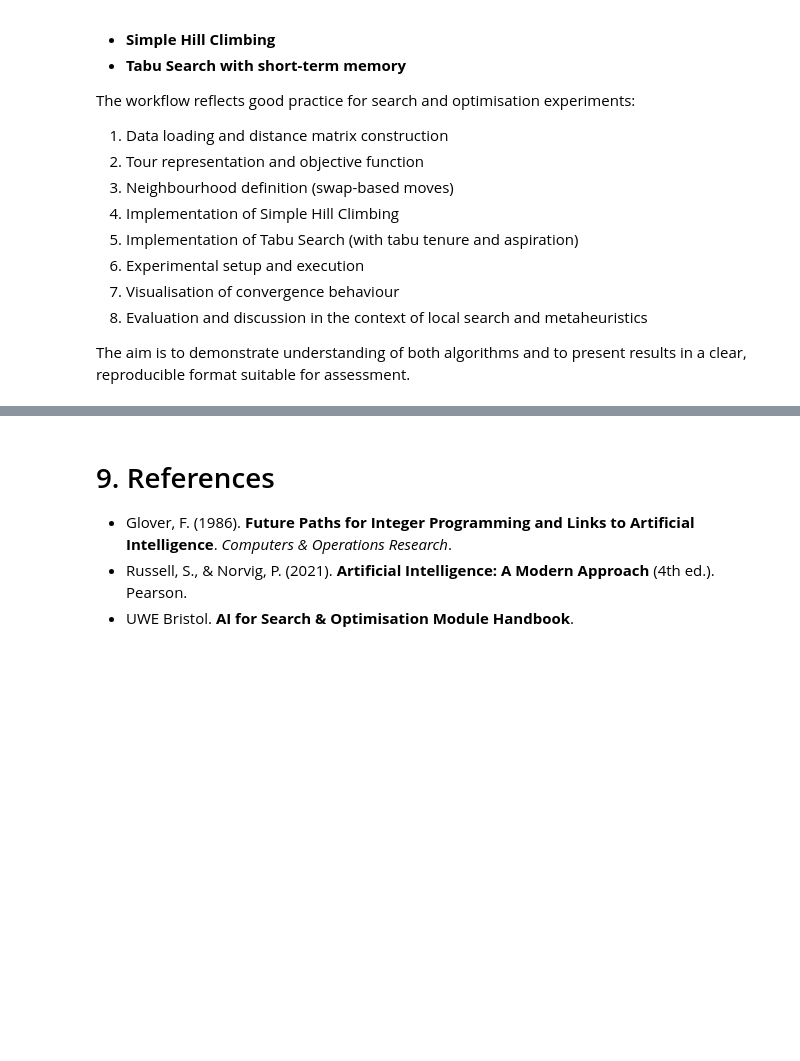
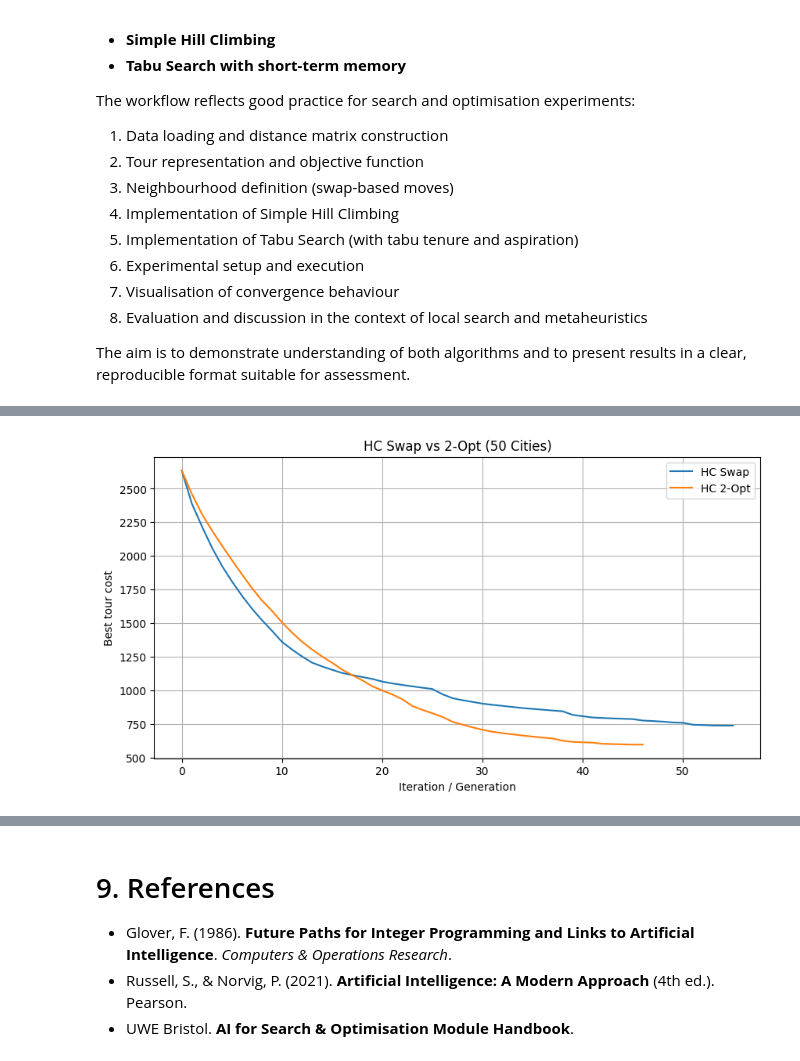
Before and after one commit to Bucci-beep/tsp-search-algorithm-Kibuchi, a Jupyter notebook: tsp_search_algorithm_Kibuchi.ipynb, the cells around one changed output, grey strips where cells are left out. Saved outputs shown, nothing was run; the diff lists cells and outputs as text; code cells hidden in the pictures; blank space fills up the shorter version.

```diff
--- a/tsp_search_algorithm_Kibuchi.ipynb
+++ b/tsp_search_algorithm_Kibuchi.ipynb
@@ -266 +294,9 @@ def simple_hill_climbing(
+# %%
+plot_comparison(
+    [single_results["HC_swap"]["history"], single_results["HC_2opt"]["history"]],
+    ["HC Swap", "HC 2-Opt"],
+    "HC Swap vs 2-Opt (50 Cities)"
+)
+# %% [output]
+[figure, added]
 # %% [markdown]
```
Also changed, not shown: parts of 54 cells of this notebook.
